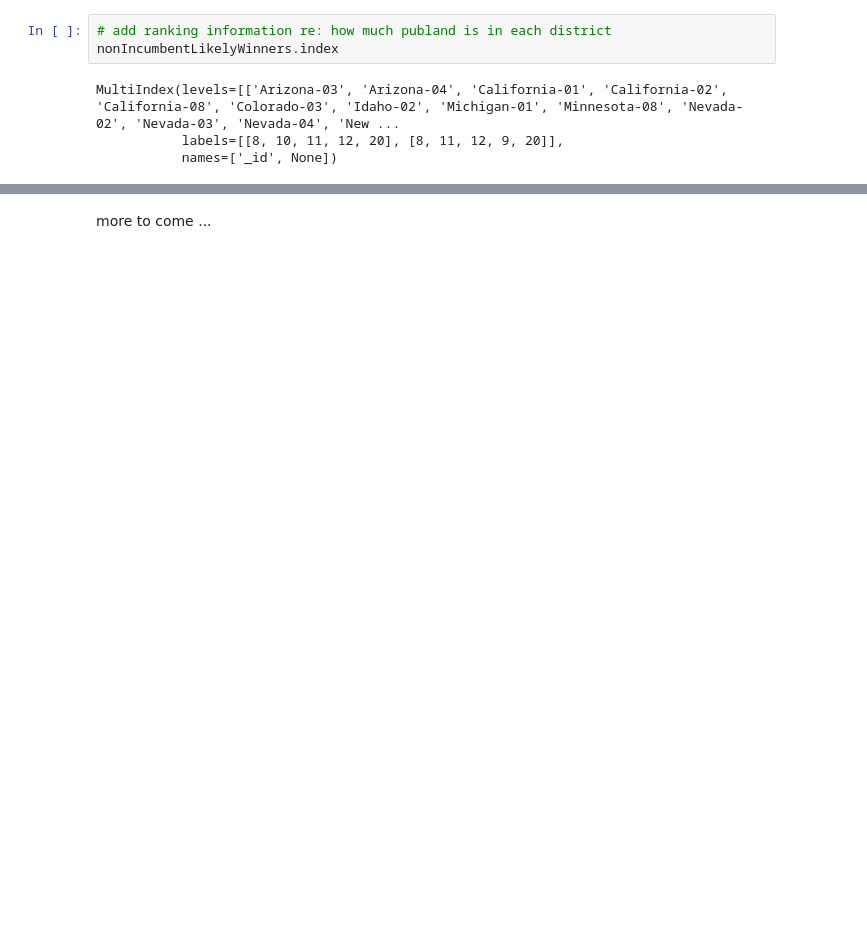
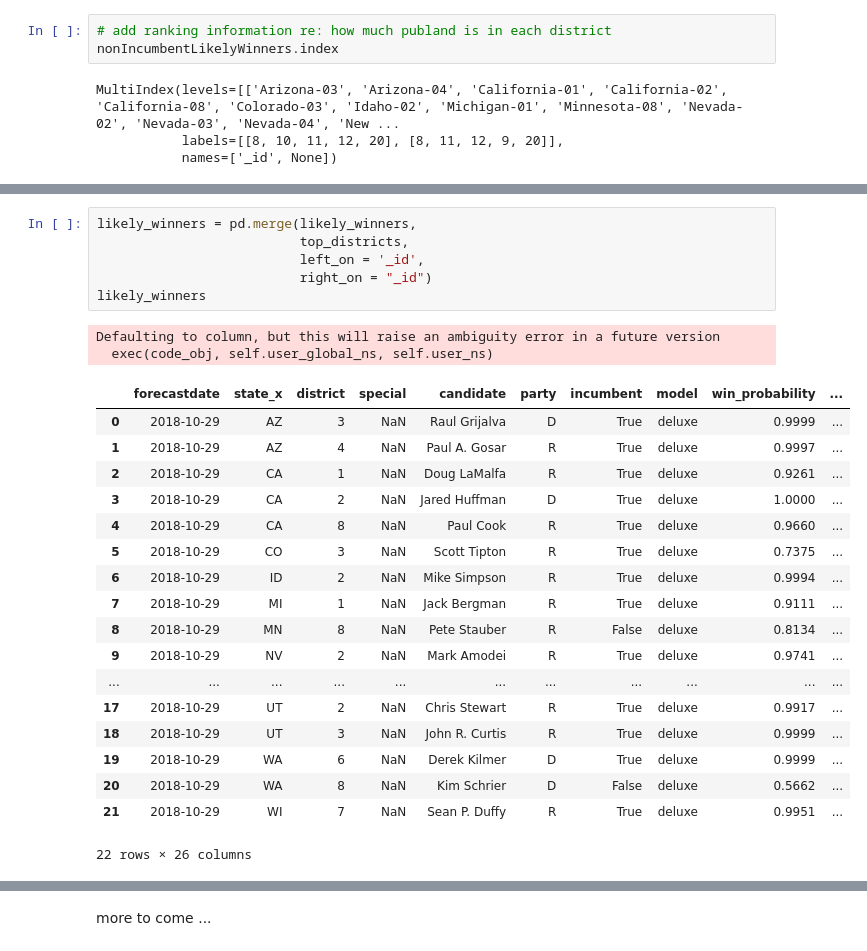
Before and after one commit to acannistra/house-lands, a Jupyter notebook: public-lands-district-politics.ipynb, the cells around one changed output, grey strips where cells are left out. Cells and saved outputs as stored; diff of their text form; blank space fills up the shorter version.

```diff
--- a/public-lands-district-politics.ipynb
+++ b/public-lands-district-politics.ipynb
@@ -333,3 +337,30 @@ Defaulting to column, but this will raise an ambiguity error in a future version
+# %%
+likely_winners = pd.merge(likely_winners,
+                          top_districts,
+                          left_on = '_id',
+                          right_on = "_id")
+likely_winners
+# %% [output]
+Defaulting to column, but this will raise an ambiguity error in a future version
+  exec(code_obj, self.user_global_ns, self.user_ns)
+|  | forecastdate | state_x | district | special | candidate | party | incumbent | model | win_probability | ... |
+| 0 | 2018-10-29 | AZ | 3 | NaN | Raul Grijalva | D | True | deluxe | 0.9999 | ... |
+| 1 | 2018-10-29 | AZ | 4 | NaN | Paul A. Gosar | R | True | deluxe | 0.9997 | ... |
+| 2 | 2018-10-29 | CA | 1 | NaN | Doug LaMalfa | R | True | deluxe | 0.9261 | ... |
+| 3 | 2018-10-29 | CA | 2 | NaN | Jared Huffman | D | True | deluxe | 1.0000 | ... |
+| 4 | 2018-10-29 | CA | 8 | NaN | Paul Cook | R | True | deluxe | 0.9660 | ... |
+| 5 | 2018-10-29 | CO | 3 | NaN | Scott Tipton | R | True | deluxe | 0.7375 | ... |
+| 6 | 2018-10-29 | ID | 2 | NaN | Mike Simpson | R | True | deluxe | 0.9994 | ... |
+| 7 | 2018-10-29 | MI | 1 | NaN | Jack Bergman | R | True | deluxe | 0.9111 | ... |
+| 8 | 2018-10-29 | MN | 8 | NaN | Pete Stauber | R | False | deluxe | 0.8134 | ... |
+| 9 | 2018-10-29 | NV | 2 | NaN | Mark Amodei | R | True | deluxe | 0.9741 | ... |
+| ... | ... | ... | ... | ... | ... | ... | ... | ... | ... | ... |
+| 17 | 2018-10-29 | UT | 2 | NaN | Chris Stewart | R | True | deluxe | 0.9917 | ... |
+| 18 | 2018-10-29 | UT | 3 | NaN | John R. Curtis | R | True | deluxe | 0.9999 | ... |
+| 19 | 2018-10-29 | WA | 6 | NaN | Derek Kilmer | D | True | deluxe | 0.9999 | ... |
+| 20 | 2018-10-29 | WA | 8 | NaN | Kim Schrier | D | False | deluxe | 0.5662 | ... |
+| 21 | 2018-10-29 | WI | 7 | NaN | Sean P. Duffy | R | True | deluxe | 0.9951 | ... |
+22 rows × 26 columns
 # %%
 nonIncumbentLikelyWinners
 # %% [output]
```
Also changed, not shown: parts of 8 cells of this notebook.
